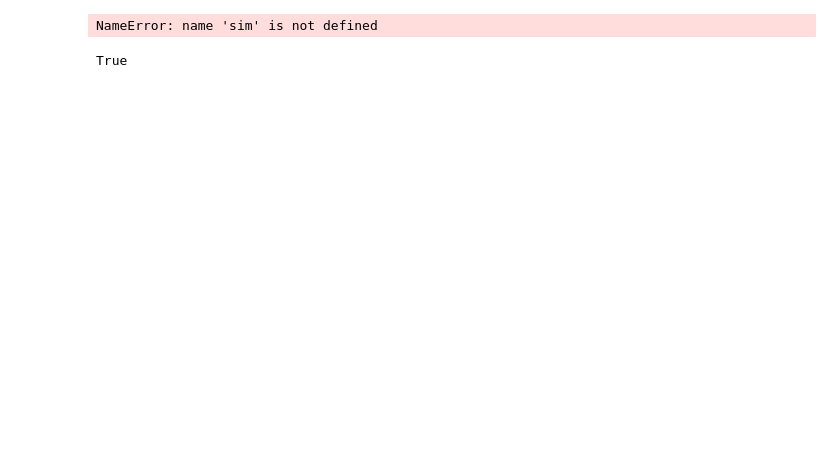
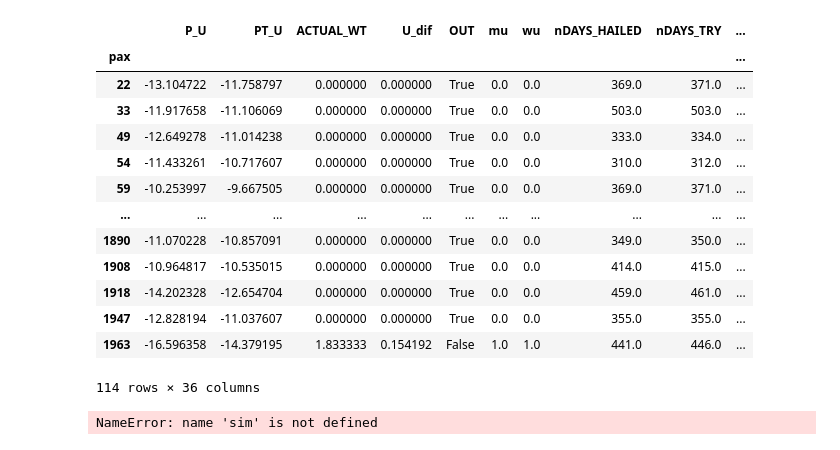
Before and after one commit to Farnoud-G/MaaSSim, a Jupyter notebook: docs/P3_Competition/Amsterdam-Try&Select.ipynb, the cells around one changed output. Cells and saved outputs as stored; diff of their text form; code cells hidden in the pictures; blank space fills up the shorter version.

```diff
--- a/docs/P3_Competition/Amsterdam-Try&Select.ipynb
+++ b/docs/P3_Competition/Amsterdam-Try&Select.ipynb
@@ -73,7 +73,7 @@ params.d2d.res_wage = params.simTime*10.63 #euro
 # %%
 # params.threshold_u = 0.005
 params.max_revenue = 4000 # maximum revenue with the initial fare
-params.alpha = 0.0
+params.alpha = 1.0
 params.initial_capital = 50000
 params.expense_per_day = 500
 params.random_ini_position = False
@@ -109,3 +130,21 @@ Day =  93 --- on the Middle cell with fare 1.0
+# %%
+df = sim.res[700].pax_exp
+df[df.P1_EXPERIENCE_U>0.01]
+# %% [output]
+|  | P_U | PT_U | ACTUAL_WT | U_dif | OUT | mu | wu | nDAYS_HAILED | nDAYS_TRY | ... |
+| pax |  |  |  |  |  |  |  |  |  | ... |
+| 22 | -13.104722 | -11.758797 | 0.000000 | 0.000000 | True | 0.0 | 0.0 | 369.0 | 371.0 | ... |
+| 33 | -11.917658 | -11.106069 | 0.000000 | 0.000000 | True | 0.0 | 0.0 | 503.0 | 503.0 | ... |
+| 49 | -12.649278 | -11.014238 | 0.000000 | 0.000000 | True | 0.0 | 0.0 | 333.0 | 334.0 | ... |
+| 54 | -11.433261 | -10.717607 | 0.000000 | 0.000000 | True | 0.0 | 0.0 | 310.0 | 312.0 | ... |
+| 59 | -10.253997 | -9.667505 | 0.000000 | 0.000000 | True | 0.0 | 0.0 | 369.0 | 371.0 | ... |
+| ... | ... | ... | ... | ... | ... | ... | ... | ... | ... | ... |
+| 1890 | -11.070228 | -10.857091 | 0.000000 | 0.000000 | True | 0.0 | 0.0 | 349.0 | 350.0 | ... |
+| 1908 | -10.964817 | -10.535015 | 0.000000 | 0.000000 | True | 0.0 | 0.0 | 414.0 | 415.0 | ... |
+| 1918 | -14.202328 | -12.654704 | 0.000000 | 0.000000 | True | 0.0 | 0.0 | 459.0 | 461.0 | ... |
+| 1947 | -12.828194 | -11.037607 | 0.000000 | 0.000000 | True | 0.0 | 0.0 | 355.0 | 355.0 | ... |
+| 1963 | -16.596358 | -14.379195 | 1.833333 | 0.154192 | False | 1.0 | 1.0 | 441.0 | 446.0 | ... |
+114 rows × 36 columns
 # %%
 Simulation Runs:
     1- Variying alpha (0.0,0.2,0.4,0.6,0.8,1.0)
@@ -185,4 +221,0 @@ a = None
-# %%
-a ==None
-# %% [output]
-True
```
Also changed, not shown: parts of 5 cells of this notebook, 4 other files.
